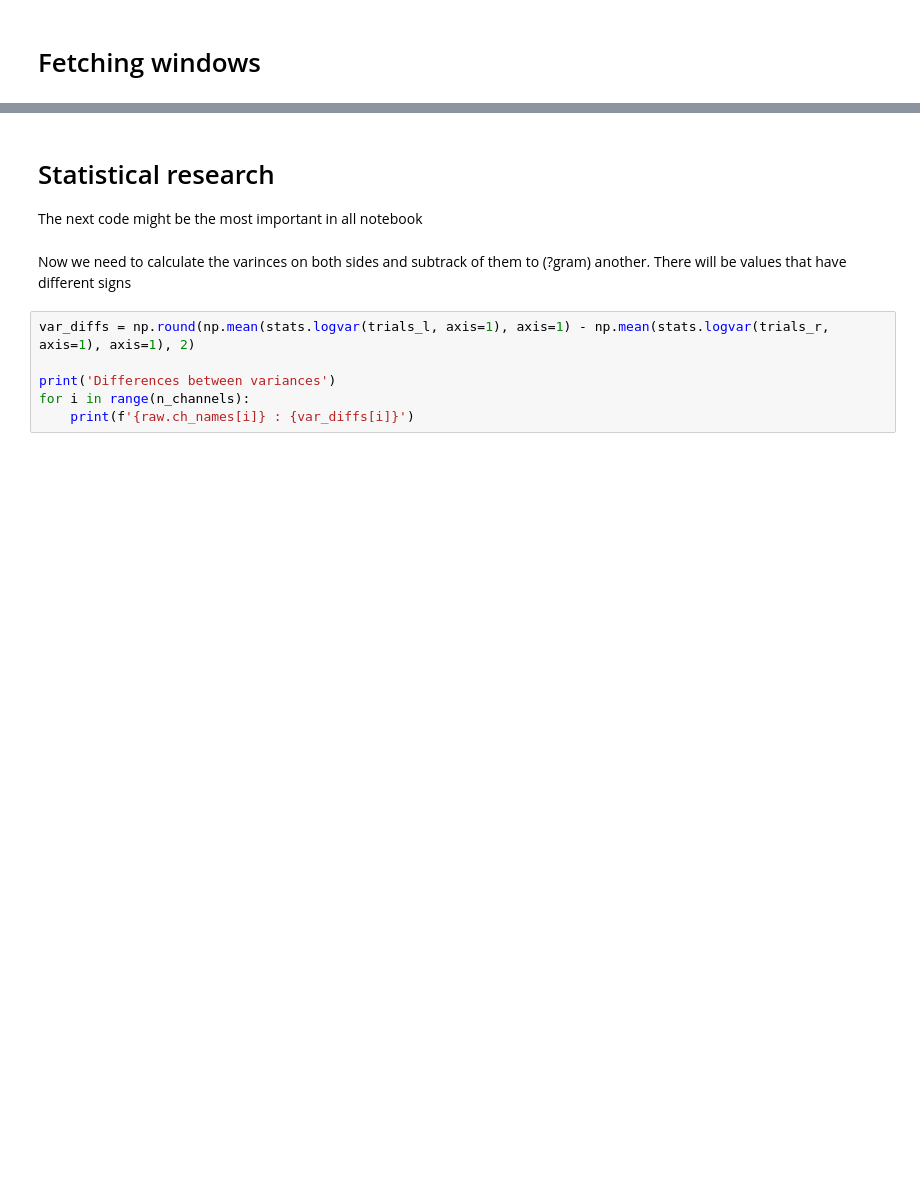
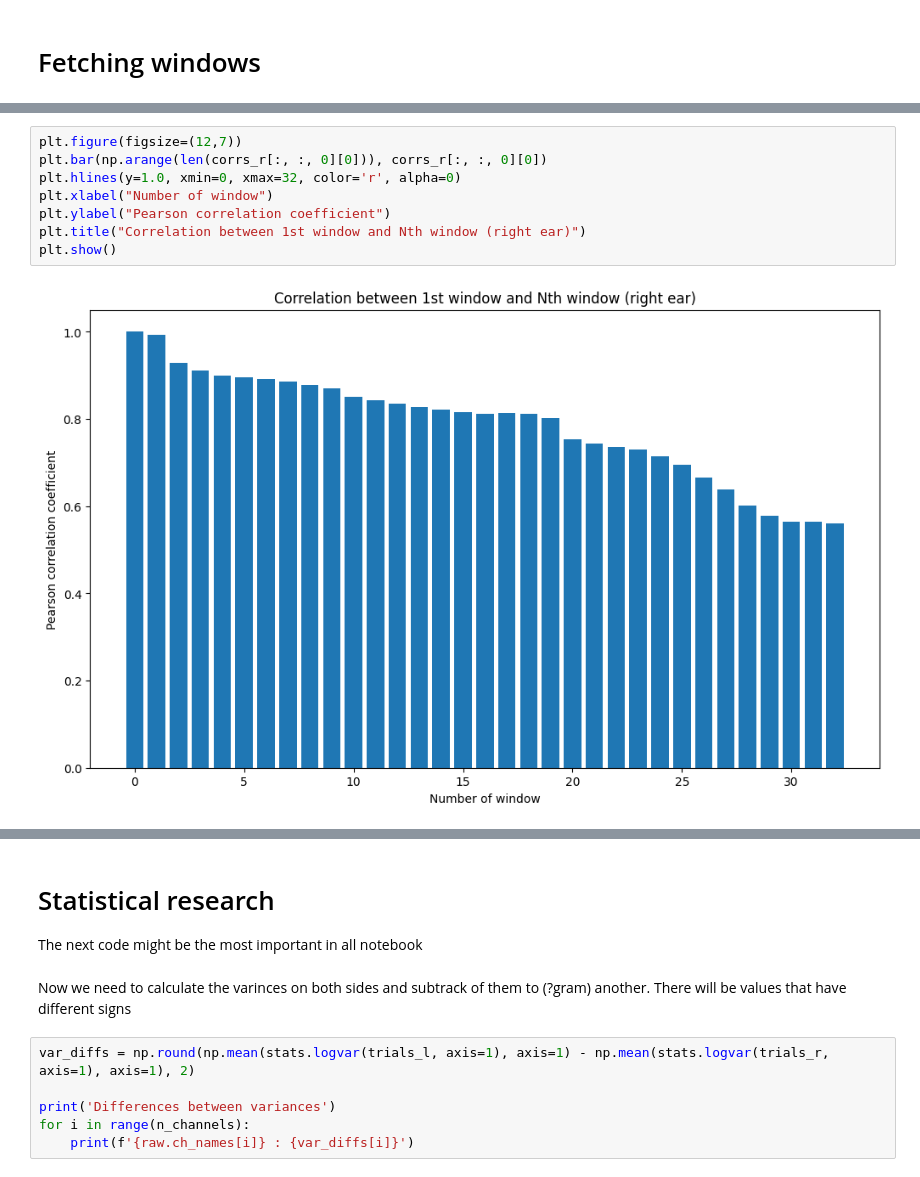
Before and after one commit to deltaC/EEG_Event_Classification, a Jupyter notebook: new_method_stat_research.ipynb, the cells around one changed output, grey strips where cells are left out. Drawn from its saved outputs; the diff is of its cells as text; blank space fills up the shorter version.

```diff
--- a/new_method_stat_research.ipynb
+++ b/new_method_stat_research.ipynb
@@ -156,0 +114,10 @@ trials_r = trials_r.T.reshape((n_channels, len(win), n_events))
+# %%
+plt.figure(figsize=(12,7))
+plt.bar(np.arange(len(corrs_r[:, :, 0][0])), corrs_r[:, :, 0][0])
+plt.hlines(y=1.0, xmin=0, xmax=32, color='r', alpha=0)
+plt.xlabel("Number of window")
+plt.ylabel("Pearson correlation coefficient")
+plt.title("Correlation between 1st window and Nth window (right ear)")
+plt.show()
+# %% [output]
+[figure, added]
```
Also changed, not shown: parts of 33 cells of this notebook, 14 other files.
